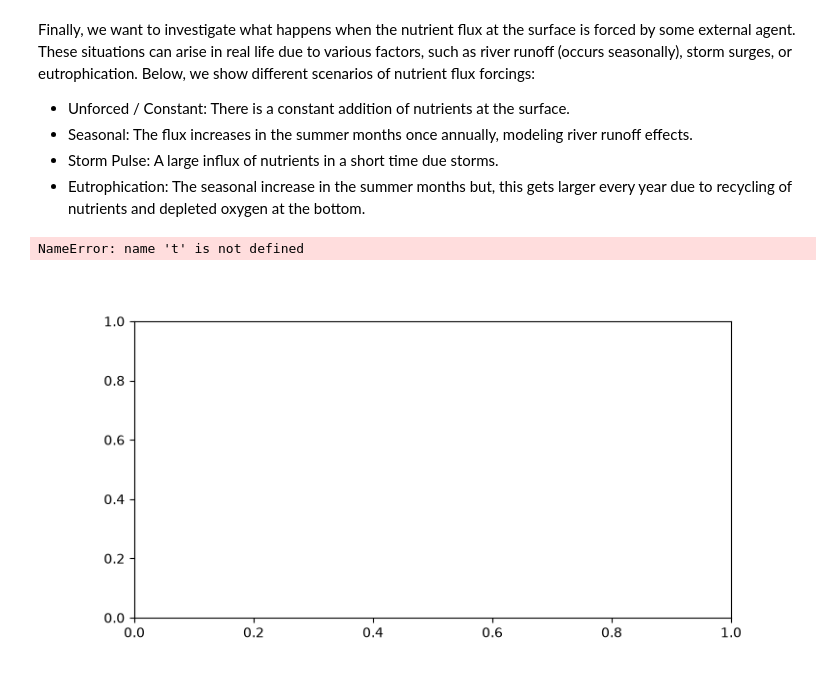
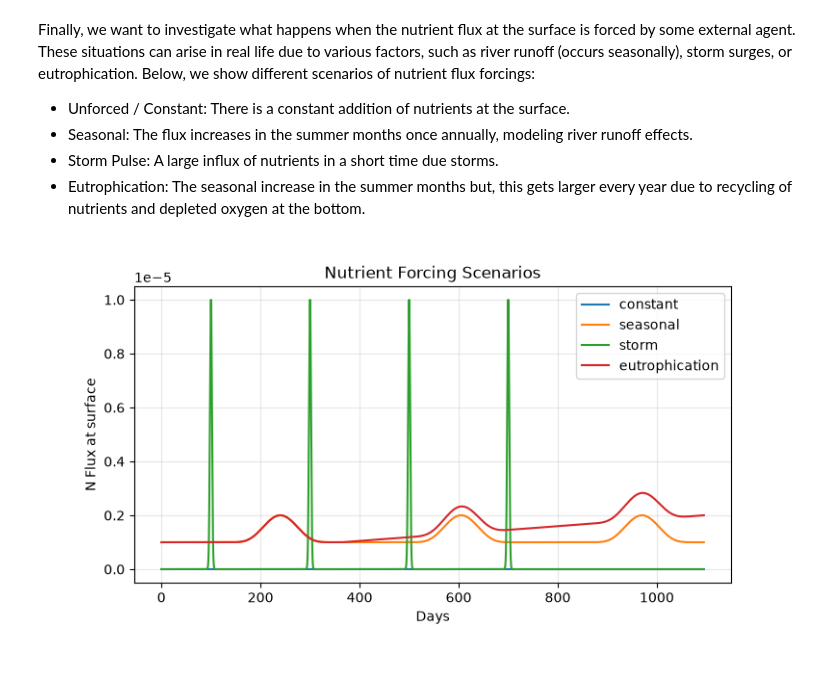
Before and after one commit to kb1901/732_phytoplankton_proj, a Jupyter notebook: notebook.ipynb, the cells around one changed output. Cells and saved outputs as stored; diff of their text form; code cells hidden in the pictures.

```diff
--- a/notebook.ipynb
+++ b/notebook.ipynb
@@ -236,26 +236,26 @@ runs = {
 # %%
 fig, ax = plt.subplots()
 funcs = {
     'constant': constant(0.2*F_REF),
     'seasonal': seasonal_flux(0.2*F_REF, 0.2*F_REF),
-    # 'storm': pulses(100, 1e-5, 2.0),
+    'storm': pulses([100, 300, 500, 700], 5e-6, 2.0),
     'eutrophication': add(seasonal_flux(0.2*F_REF, 0.2*F_REF), ramp(365, 1095, 0, 0.2*F_REF))
 }
 times = np.arange(0, 365*3*86400, 1000)
 for name, func in funcs.items():
     if name=='constant':
-        ax.plot(times/86400, np.full_like(times, func(t)), label=name)
+        ax.plot(times/86400, np.full_like(times, func(times)), label=name)
         continue
-    ax.plot(times/86400, func(times), label=name)
+    flux = np.array([func(t) for t in times])
+    ax.plot(times/86400, flux, label=name)
     ax.set_xlabel("Days")
     ax.set_ylabel("N Flux at surface")
 ax.set_title("Nutrient Forcing Scenarios")
 ax.grid(True, alpha=.3)
 ax.legend()
 plt.show()
 # %% [output]
-NameError: name 't' is not defined
-[figure, old version]
+[figure, new version]
 # %%
 fig, ax = plt.subplots(1, 2, figsize=(11, 4))
 for name, res in runs.items():
```
Also changed, not shown: parts of 4 cells of this notebook.
